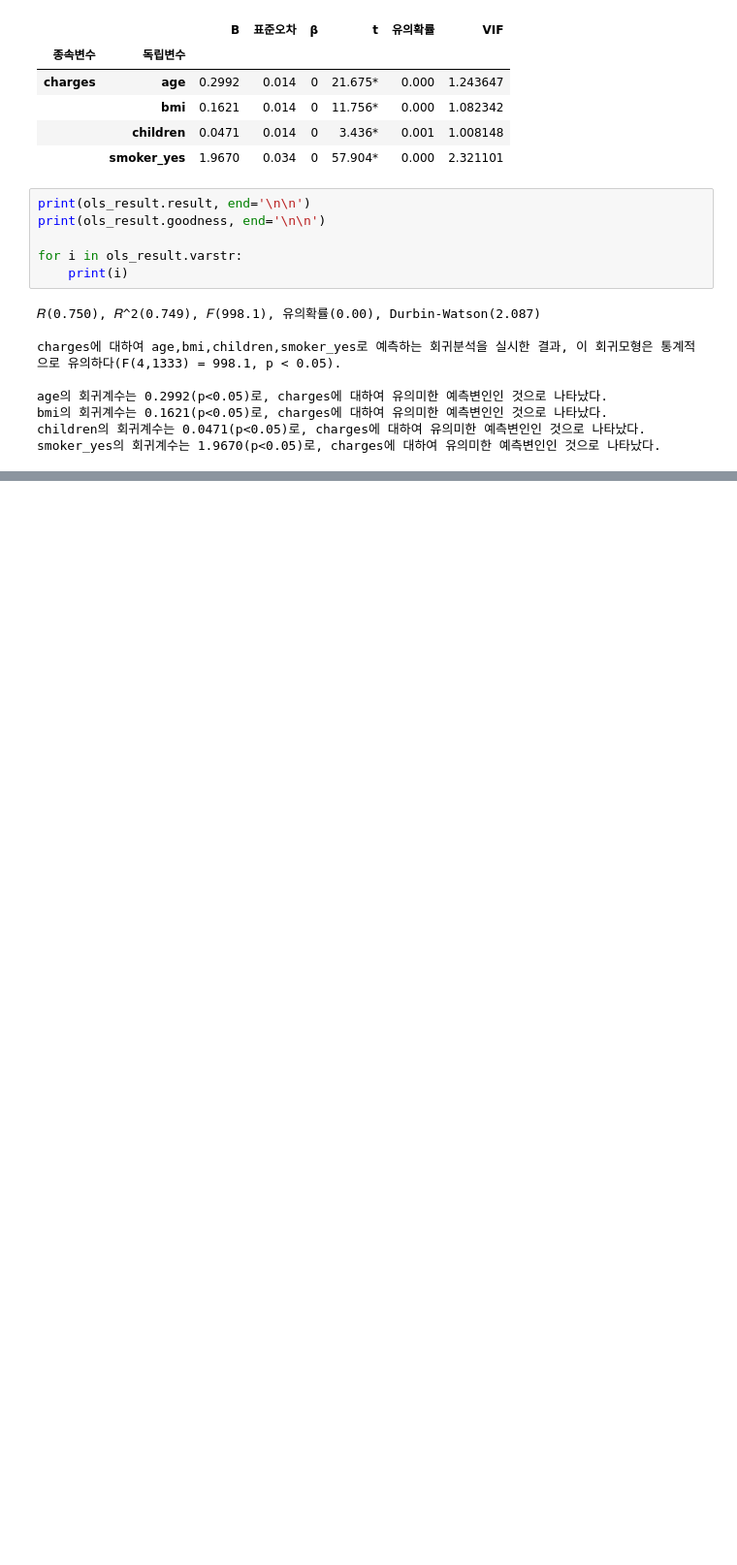
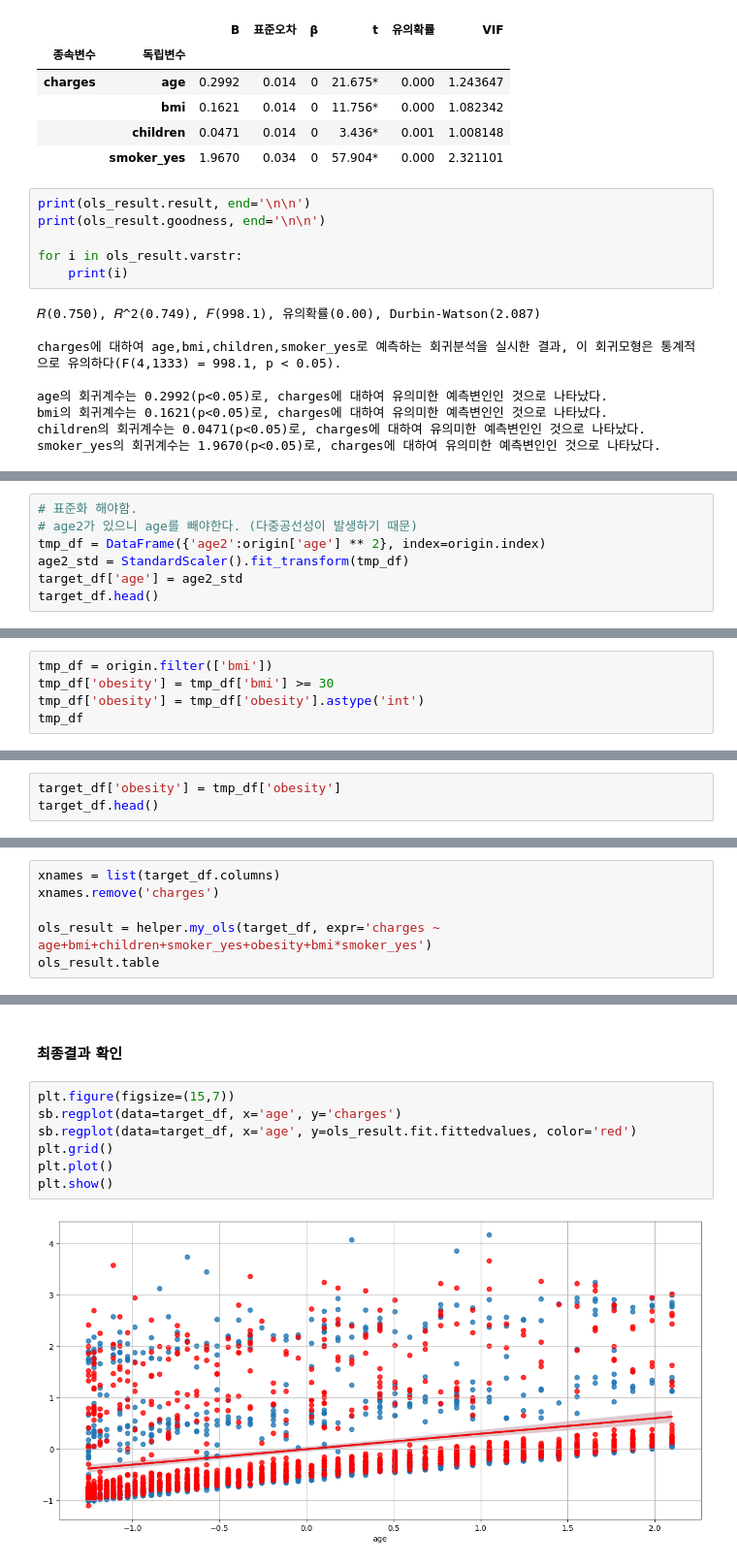
Before and after one commit to Jeeunun/Data_analysis_education_Closed, a Jupyter notebook: data_analysis/E.확증적_데이터_분석/04_회귀분석/10_선형회귀_예시(2).ipynb, the cells around one changed output, grey strips where cells are left out. Shown at 97% size. Cells and saved outputs as stored; diff of their text form; blank space fills up the shorter version.

```diff
--- a/data_analysis/E.확증적_데이터_분석/04_회귀분석/10_선형회귀_예시(2).ipynb
+++ b/data_analysis/E.확증적_데이터_분석/04_회귀분석/10_선형회귀_예시(2).ipynb
@@ -536,0 +585,7 @@ smoker_yes의 회귀계수는 1.9670(p<0.05)로, charges에 대하여 유의미
+# %%
+# 표준화 해야함.
+# age2가 있으니 age를 빼야한다. (다중공선성이 발생하기 때문)
+tmp_df = DataFrame({'age2':origin['age'] ** 2}, index=origin.index)
+age2_std = StandardScaler().fit_transform(tmp_df)
+target_df['age'] = age2_std
+target_df.head()
@@ -536,0 +635,5 @@ smoker_yes의 회귀계수는 1.9670(p<0.05)로, charges에 대하여 유의미
+# %%
+tmp_df = origin.filter(['bmi'])
+tmp_df['obesity'] = tmp_df['bmi'] >= 30
+tmp_df['obesity'] = tmp_df['obesity'].astype('int')
+tmp_df
@@ -536,0 +656,3 @@ smoker_yes의 회귀계수는 1.9670(p<0.05)로, charges에 대하여 유의미
+# %%
+target_df['obesity'] = tmp_df['obesity']
+target_df.head()
@@ -536,0 +702,6 @@ smoker_yes의 회귀계수는 1.9670(p<0.05)로, charges에 대하여 유의미
+# %%
+xnames = list(target_df.columns)
+xnames.remove('charges')
+
+ols_result = helper.my_ols(target_df, expr='charges ~ age+bmi+children+smoker_yes+obesity+bmi*smoker_yes')
+ols_result.table
@@ -536,0 +727,11 @@ smoker_yes의 회귀계수는 1.9670(p<0.05)로, charges에 대하여 유의미
+# %% [markdown]
+#### 최종결과 확인
+# %%
+plt.figure(figsize=(15,7))
+sb.regplot(data=target_df, x='age', y='charges')
+sb.regplot(data=target_df, x='age', y=ols_result.fit.fittedvalues, color='red')
+plt.grid()
+plt.plot()
+plt.show()
+# %% [output]
+[figure, added]
```
Also changed, not shown: parts of 26 cells of this notebook, 2 other files.
